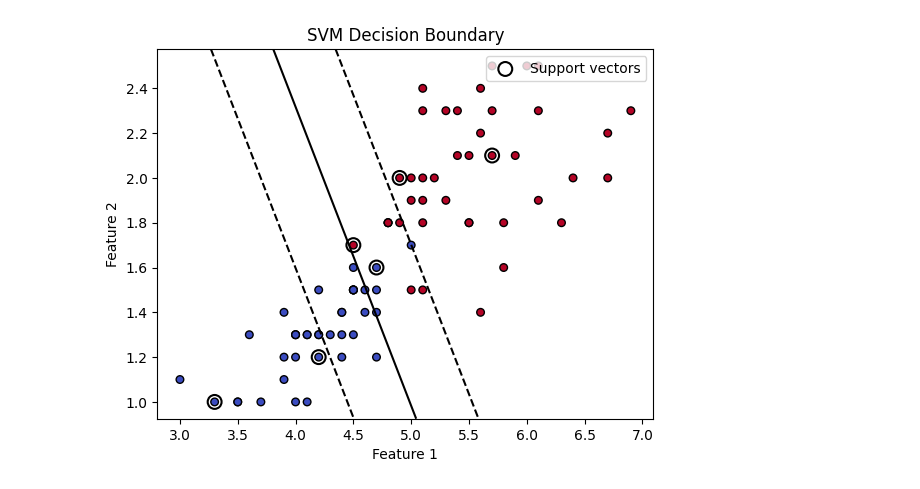
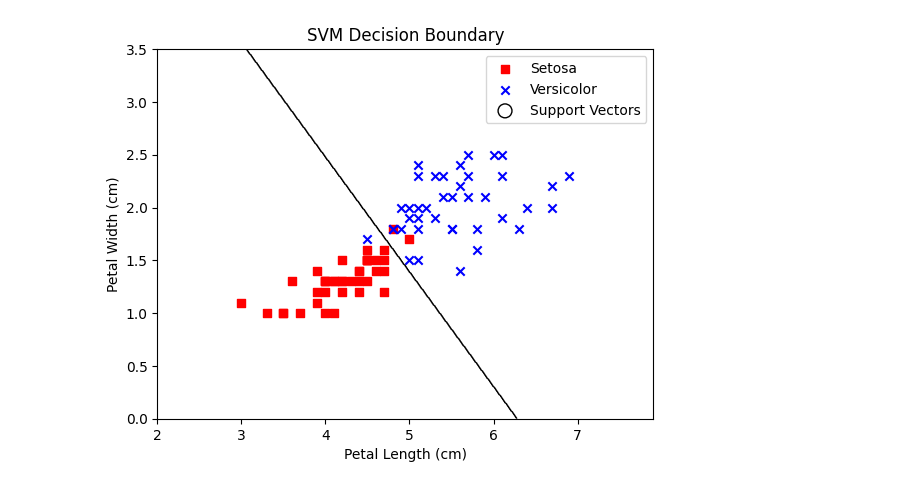
Before and after one commit to KIMSAIDI/SMO, a Jupyter notebook: main.ipynb, the cells around one changed output. Cells and saved outputs as stored; diff of their text form; code cells hidden in the pictures.

```diff
--- a/main.ipynb
+++ b/main.ipynb
@@ -48,8 +41,8 @@ Y_pred: [ 1.  1.  1.  1.  1.  1. -1.  1.  1.  1.  1.  1.  1.  1. -1. -1.  1. -1.
   1. -1.]
 Y_test: [-1  1 -1  1  1  1 -1  1  1  1  1  1  1 -1 -1 -1 -1 -1 -1 -1]
 # %%
-# Plot the decision boundary
-svm.plot_svm_decision_boundary(X_train, Y_train, svm)
+# Plot data with decision boundary
+svm.plot_data_with_boundary()
 # %% [output]
-[figure, old version]
+[figure, new version]
 # %%
```
Also changed, not shown: parts of 3 cells of this notebook, 1 other file.
